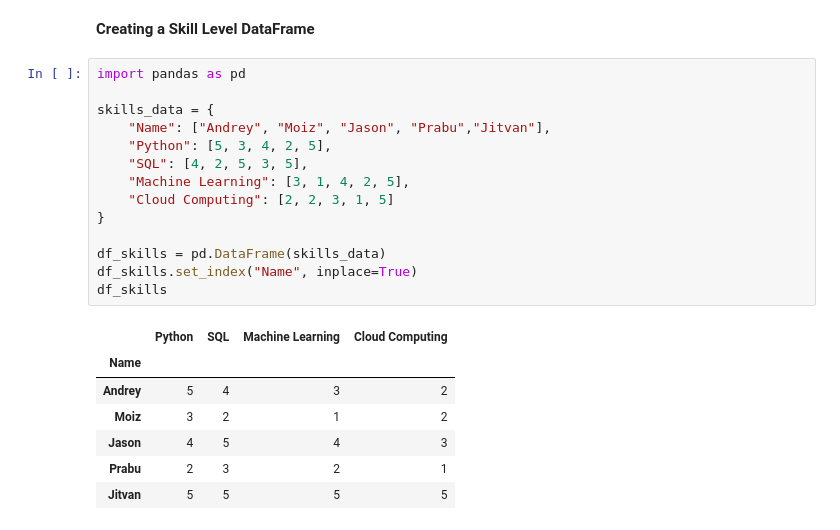
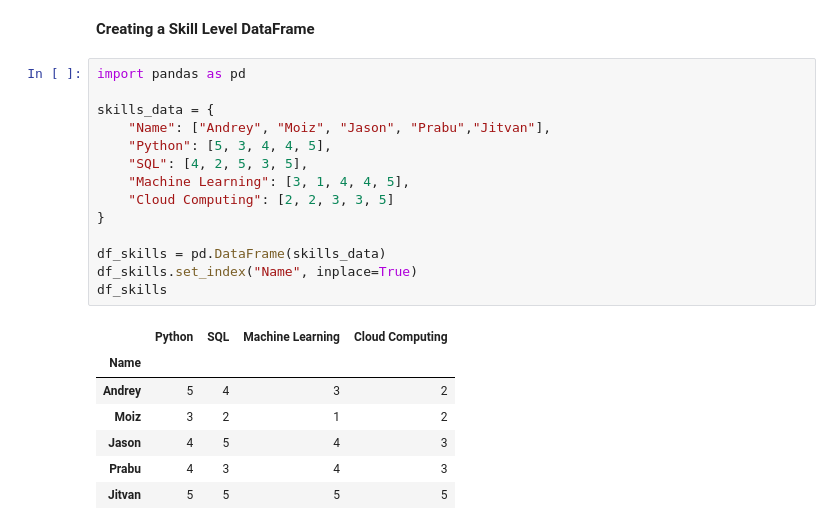
Before and after one commit to 616797/ad688-employability-sp25A1-group1, a Jupyter notebook: working_files/individual_analysis_folder/Prabu_Jeyabalan.ipynb, the cells around one changed output. Drawn from its saved outputs; the diff is of its cells as text.

```diff
--- a/working_files/individual_analysis_folder/Prabu_Jeyabalan.ipynb
+++ b/working_files/individual_analysis_folder/Prabu_Jeyabalan.ipynb
@@ -47,22 +39,22 @@ df.columns.tolist()
 # %%
 import pandas as pd
 
 skills_data = {
     "Name": ["Andrey", "Moiz", "Jason", "Prabu","Jitvan"],
-    "Python": [5, 3, 4, 2, 5],
+    "Python": [5, 3, 4, 4, 5],
     "SQL": [4, 2, 5, 3, 5],
-    "Machine Learning": [3, 1, 4, 2, 5],
-    "Cloud Computing": [2, 2, 3, 1, 5]
+    "Machine Learning": [3, 1, 4, 4, 5],
+    "Cloud Computing": [2, 2, 3, 3, 5]
 }
 
 df_skills = pd.DataFrame(skills_data)
 df_skills.set_index("Name", inplace=True)
 df_skills
 # %% [output]
 |  | Python | SQL | Machine Learning | Cloud Computing |
 | Name |  |  |  |  |
 | Andrey | 5 | 4 | 3 | 2 |
 | Moiz | 3 | 2 | 1 | 2 |
 | Jason | 4 | 5 | 4 | 3 |
-| Prabu | 2 | 3 | 2 | 1 |
+| Prabu | 4 | 3 | 4 | 3 |
 | Jitvan | 5 | 5 | 5 | 5 |
```
Also changed, not shown: parts of 2 cells of this notebook.
